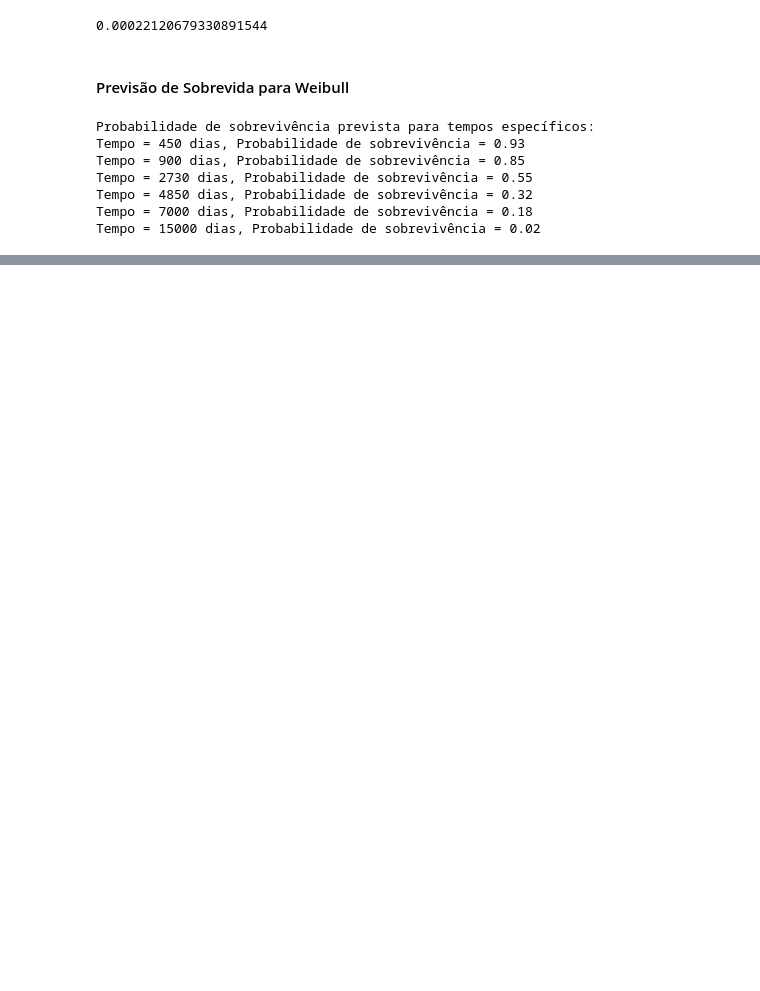
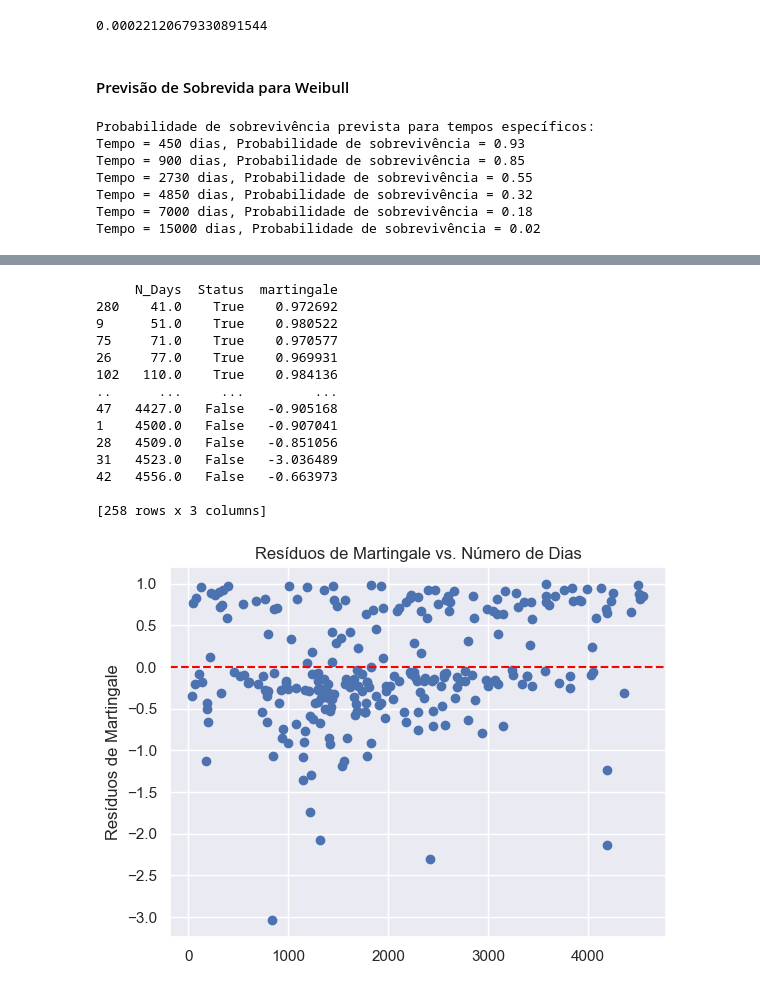
Before and after one commit to GustavoDeutsch/Trabalho_Final_Analise_Sobrevivencia, a Jupyter notebook: expectativa_vida_cirrose.ipynb, the cells around one changed output, grey strips where cells are left out. Saved outputs shown, nothing was run; the diff lists cells and outputs as text; code cells hidden in the pictures; blank space fills up the shorter version.

```diff
--- a/expectativa_vida_cirrose.ipynb
+++ b/expectativa_vida_cirrose.ipynb
@@ -649,0 +766,28 @@ Tempo = 15000 dias, Probabilidade de sobrevivência = 0.02
+# %%
+# Cálculo dos resíduos de Matingale
+# Adequação das covariáveis
+martingale_residuals = cph.compute_residuals(dados_modelos_regressao, kind='martingale')
+print(martingale_residuals)
+# Visualização dos resíduos
+plt.scatter(dados_modelos_regressao.N_Days, martingale_residuals.martingale)
+plt.axhline(0, color='red', linestyle='--')
+plt.title('Resíduos de Martingale vs. Número de Dias')
+plt.ylabel('Resíduos de Martingale')
+plt.grid(True)
+plt.show()
+# %% [output]
+     N_Days  Status  martingale
+280    41.0    True    0.972692
+9      51.0    True    0.980522
+75     71.0    True    0.970577
+26     77.0    True    0.969931
+102   110.0    True    0.984136
+..      ...     ...         ...
+47   4427.0   False   -0.905168
+1    4500.0   False   -0.907041
+28   4509.0   False   -0.851056
+31   4523.0   False   -3.036489
+42   4556.0   False   -0.663973
+
+[258 rows x 3 columns]
+[figure, added]
```
Also changed, not shown: parts of 15 cells of this notebook.
